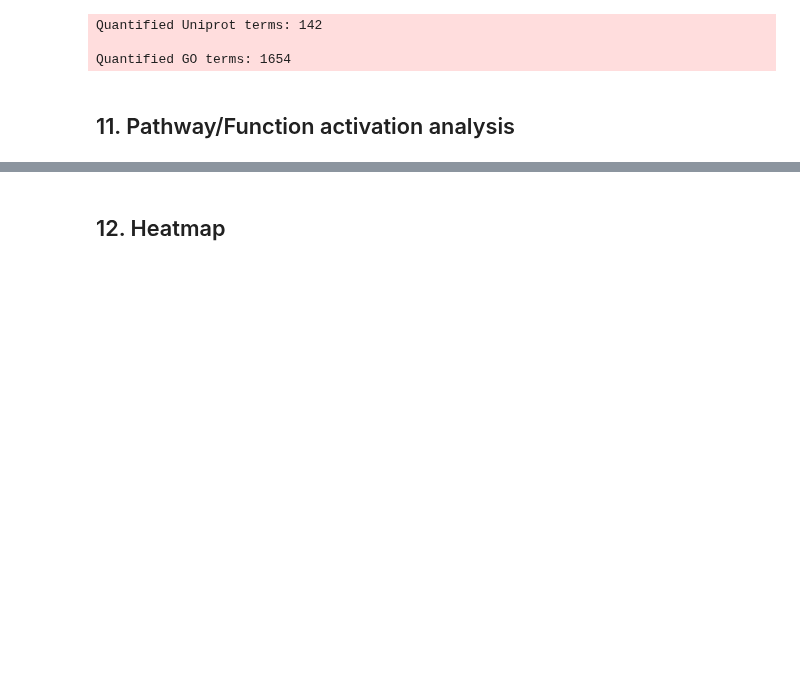
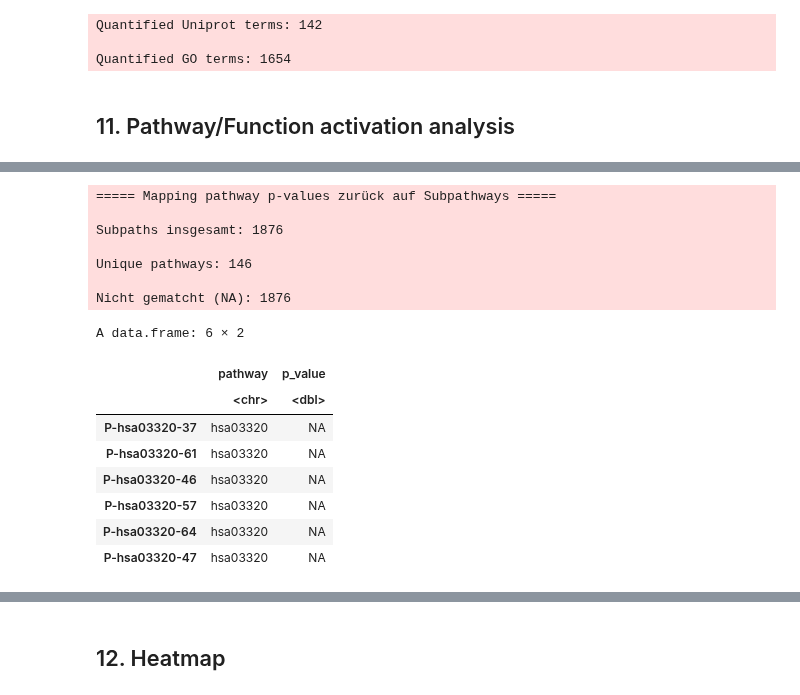
Before and after one commit to BennetDub/mein-r-projekt, a Jupyter notebook: Hipathia script.ipynb, the cells around one changed output, grey strips where cells are left out. Drawn from its saved outputs; the diff is of its cells as text; code cells hidden in the pictures; blank space fills up the shorter version.

```diff
--- a/Hipathia script.ipynb
+++ b/Hipathia script.ipynb
@@ -814,3 +933,56 @@ A data.frame: 6 × 4
+# %%
+# =======================================================
+# Mapping der Wilcoxon Pathway-p-values zurück
+# auf Hipathia Subpathways
+# =======================================================
+
+message("\n===== Mapping pathway p-values zurück auf Subpathways =====")
+
+# 1) Alle Subpathway-Namen holen
+subpaths <- rownames(path_vals)
+
+# 2) Pathway-ID aus Subpathway extrahieren
+#    "P-hsa03320-37" -> "hsa03320"
+subpath_path_id <- sapply(strsplit(subpaths, "-"), `[`, 2)
+
+# 3) comp$pathway enthält die hsaXXXX Pathway-Namen aus deinem Wilcoxon
+#    -> matchen p-Werte pro Subpath
+mapped_pvals <- comp$p_value[ match(subpath_path_id, comp$pathway) ]
+
+# 4) Neues comp im Hipathia-Format erzeugen
+comp_expanded <- data.frame(
+    pathway = subpath_path_id,
+    p_value = mapped_pvals,
+    row.names = subpaths,
+    stringsAsFactors = FALSE
+)
+
+# 5) Ausgabe
+message("Subpaths insgesamt: ", length(subpaths))
+message("Unique pathways: ", length(unique(subpath_path_id)))
+message("Nicht gematcht (NA): ", sum(is.na(mapped_pvals)))
+
+# 6) comp ersetzen
+comp <- comp_expanded
+
+head(comp)
+# %% [output]
+===== Mapping pathway p-values zurück auf Subpathways =====
+
+Subpaths insgesamt: 1876
+
+Unique pathways: 146
+
+Nicht gematcht (NA): 1876
+A data.frame: 6 × 2
+|  | pathway | p_value |
+|  | <chr> | <dbl> |
+| P-hsa03320-37 | hsa03320 | NA |
+| P-hsa03320-61 | hsa03320 | NA |
+| P-hsa03320-46 | hsa03320 | NA |
+| P-hsa03320-57 | hsa03320 | NA |
+| P-hsa03320-64 | hsa03320 | NA |
+| P-hsa03320-47 | hsa03320 | NA |
 # %%
 #6.1  Two classes comparison
 pathways_summary <- get_pathways_summary(comp, pathways)
```
Also changed, not shown: parts of 38 cells of this notebook.
